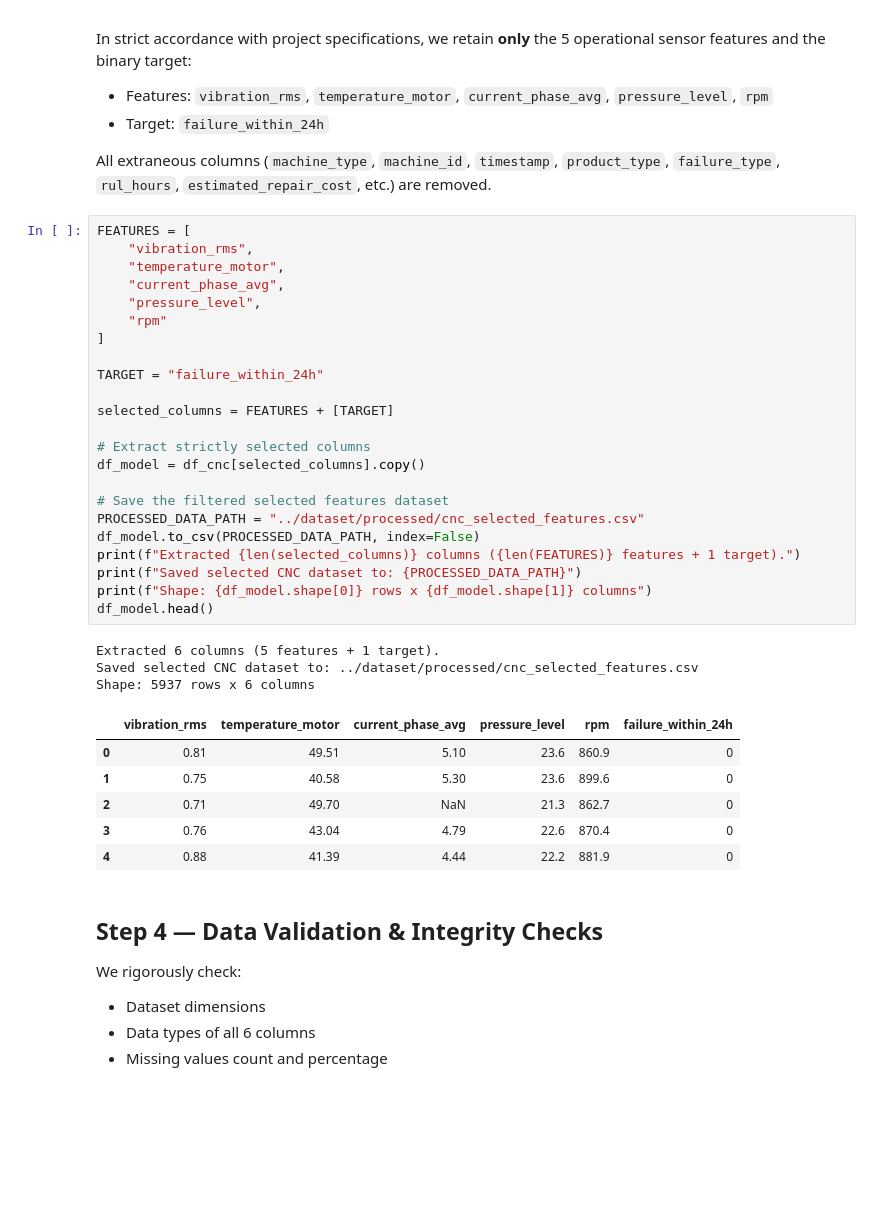
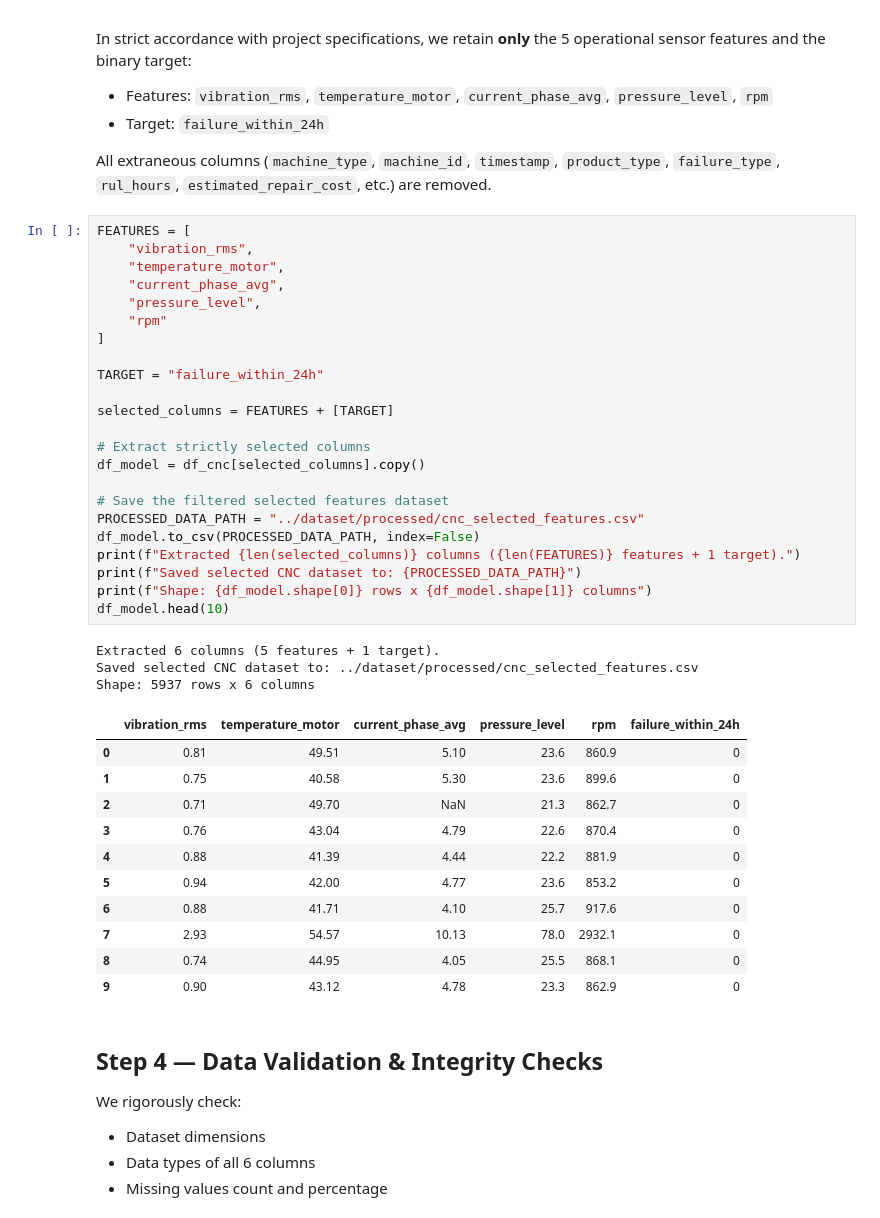
Before and after one commit to Gouri4666/Predictive-Maintenance, a Jupyter notebook: notebooks/02_preprocessing.ipynb, the cells around one changed output. Cells and saved outputs as stored; diff of their text form; blank space fills up the shorter version.

Commit message:
Update web application, notebooks, models, and evaluation results

```diff
--- a/notebooks/02_preprocessing.ipynb
+++ b/notebooks/02_preprocessing.ipynb
@@ -69,34 +55,39 @@ FEATURES = [
     "vibration_rms",
     "temperature_motor",
     "current_phase_avg",
     "pressure_level",
     "rpm"
 ]
 
 TARGET = "failure_within_24h"
 
 selected_columns = FEATURES + [TARGET]
 
 # Extract strictly selected columns
 df_model = df_cnc[selected_columns].copy()
 
 # Save the filtered selected features dataset
 PROCESSED_DATA_PATH = "../dataset/processed/cnc_selected_features.csv"
 df_model.to_csv(PROCESSED_DATA_PATH, index=False)
 print(f"Extracted {len(selected_columns)} columns ({len(FEATURES)} features + 1 target).")
 print(f"Saved selected CNC dataset to: {PROCESSED_DATA_PATH}")
 print(f"Shape: {df_model.shape[0]} rows x {df_model.shape[1]} columns")
-df_model.head()
+df_model.head(10)
 # %% [output]
 Extracted 6 columns (5 features + 1 target).
 Saved selected CNC dataset to: ../dataset/processed/cnc_selected_features.csv
 Shape: 5937 rows x 6 columns
 |  | vibration_rms | temperature_motor | current_phase_avg | pressure_level | rpm | failure_within_24h |
 | 0 | 0.81 | 49.51 | 5.10 | 23.6 | 860.9 | 0 |
 | 1 | 0.75 | 40.58 | 5.30 | 23.6 | 899.6 | 0 |
 | 2 | 0.71 | 49.70 | NaN | 21.3 | 862.7 | 0 |
 | 3 | 0.76 | 43.04 | 4.79 | 22.6 | 870.4 | 0 |
 | 4 | 0.88 | 41.39 | 4.44 | 22.2 | 881.9 | 0 |
+| 5 | 0.94 | 42.00 | 4.77 | 23.6 | 853.2 | 0 |
+| 6 | 0.88 | 41.71 | 4.10 | 25.7 | 917.6 | 0 |
+| 7 | 2.93 | 54.57 | 10.13 | 78.0 | 2932.1 | 0 |
+| 8 | 0.74 | 44.95 | 4.05 | 25.5 | 868.1 | 0 |
+| 9 | 0.90 | 43.12 | 4.78 | 23.3 | 862.9 | 0 |
 # %% [markdown]
 ## Step 4 — Data Validation & Integrity Checks
 We rigorously check:
```
Also changed, not shown: parts of 1 cell of this notebook, 40 other files.
